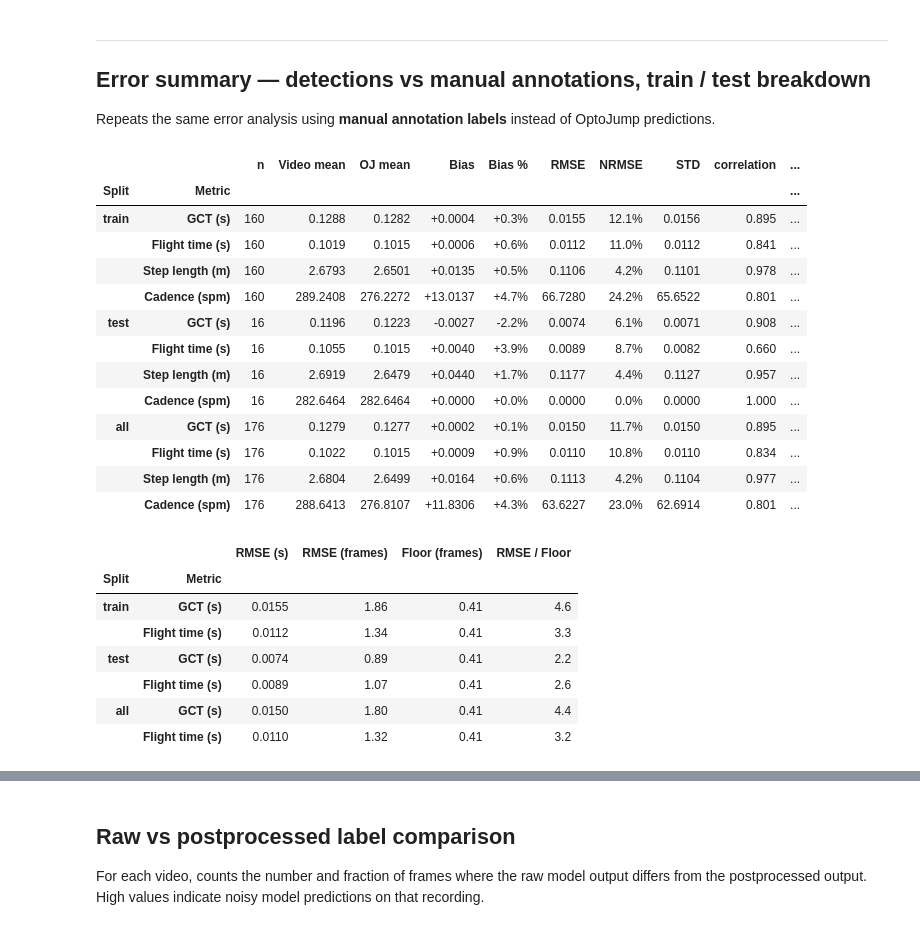
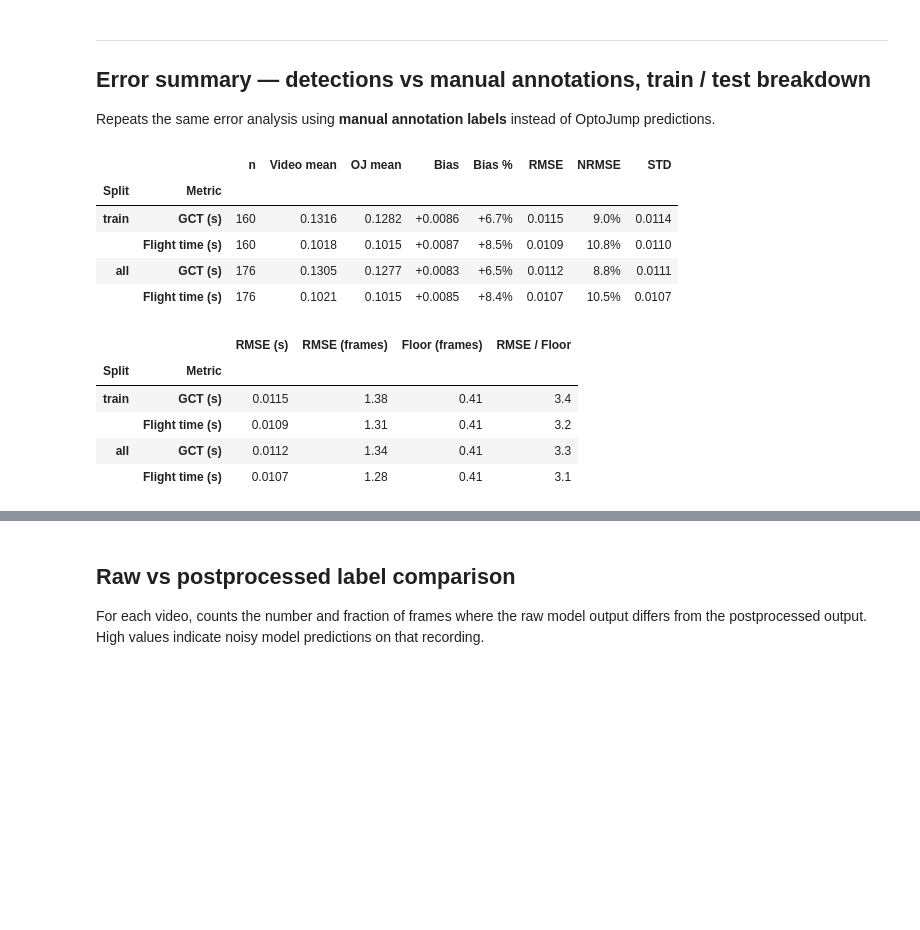
Before and after one commit to mlubneuskaya/running, a Jupyter notebook: notebooks/compare_biomechanics.ipynb, the cells around one changed output, grey strips where cells are left out. Cells and saved outputs as stored; diff of their text form; code cells hidden in the pictures; blank space fills up the shorter version.

```diff
--- a/notebooks/compare_biomechanics.ipynb
+++ b/notebooks/compare_biomechanics.ipynb
@@ -128,9 +201,13 @@ def _study_test(video_path: str) -> tuple[int, int]:
 def make_bio_df(load_labels: callable) -> tuple[pd.DataFrame, dict]:
     results = []
     all_steps = {"contact": [], "flight": [], "length": []}
+    n_skipped = 0
 
     for rec, pose_df in pairs:
         labels = load_labels(rec)
+        if labels is None:
+            n_skipped += 1
+            continue
 
         study_id, test_id = _study_test(rec.video_path)
         meta = {"athlete": rec.athlete, "study_id": study_id, "test_id": test_id}
@@ -150,11 +227,15 @@ def make_bio_df(load_labels: callable) -> tuple[pd.DataFrame, dict]:
             step_df = pd.DataFrame(source).rename(columns={col: f"{key}_s"})
             all_steps[key].append(step_df.assign(**meta))
 
-        all_steps["length"].append(sl_trimmed[["step_length_m"]].dropna().assign(**meta))
+        if "step_length_m" in sl_trimmed.columns:
+            sl_rows = sl_trimmed[["step_length_m"]].dropna()
+        else:
+            sl_rows = pd.DataFrame(columns=["step_length_m"])
+        all_steps["length"].append(sl_rows.assign(**meta))
 
         gcts = [c["duration_s"] for c in contact_segs]
         flts = [f["duration_s"] for f in flight_segs]
-        sls  = sl_trimmed["step_length_m"].dropna()
+        sls  = sl_trimmed["step_length_m"].dropna() if "step_length_m" in sl_trimmed.columns else pd.Series([], dtype=float)
 
         results.append({
             **meta,
@@ -165,11 +246,17 @@ def make_bio_df(load_labels: callable) -> tuple[pd.DataFrame, dict]:
             "cadence_spm": cad["steps_per_minute"],
             "n_steps": cad["n_steps"],
         })
+
+    if n_skipped:
+        print(f"Skipped {n_skipped} records with no manifest entry (test-set records not in LOAO manifest).")
     return pd.DataFrame(results), all_steps
 # %%
 _loaders = {
-    "tcn":         lambda rec: load_labels_tcn(rec),
+    "tcn":         load_labels_tcn,
+    "img_tcn":     load_labels_img_tcn,
+    "resnet":      load_labels_resnet,
     "xgb":         load_labels_xgb,
+    "img_xgb":     load_labels_img_xgb,
     "kinematic":   load_labels_kinematic,
     "annotations": load_labels_annotations,
 }
@@ -225,7 +312,7 @@ merged = bio_df.merge(
 # %%
 # Assign train/test split from manifest and report counts
 merged["split"] = merged["video_path"].map(
-    lambda vp: _manifest_idx[vp]["split"] if vp in _manifest_idx else "unknown"
+    lambda vp: (_manifest_idx or {}).get(vp, {}).get("split", "unknown")
 )
 n_train = (merged["split"] == "train").sum()
 n_test  = (merged["split"] == "test").sum()
@@ -484,8 +571,8 @@ def calculate_gait_metrics_summary(df, ground_truth_col_suffix, fps=None, quant_
     metrics_spec = [
         ("mean_gct_s",         "mean_gct_s",      "GCT",         "s"),
         ("mean_flight_s",      "mean_flight_s",   "Flight time", "s"),
-        ("mean_step_length_m", "mean_step_len_m", "Step length", "m"),
-        ("cadence_spm",        "cadence_spm",     "Cadence",     "spm"),
+        # ("mean_step_length_m", "mean_step_len_m", "Step length", "m"),
+        # ("cadence_spm",        "cadence_spm",     "Cadence",     "spm"),
     ]
 
     splits = [
@@ -502,7 +589,7 @@ def calculate_gait_metrics_summary(df, ground_truth_col_suffix, fps=None, quant_
         for v_col, oj_col, label, unit in metrics_spec:
             oj_col = f'{v_col}_{ground_truth_col_suffix}'
             diff = sub[v_col] - sub[oj_col]
-            bias = diff.mean()
+            bias = diff.abs().mean()
             rmse = np.sqrt((diff**2).mean())
             std  = diff.std()
             nrmse = rmse / sub[oj_col].mean() * 100
@@ -524,9 +611,9 @@ def calculate_gait_metrics_summary(df, ground_truth_col_suffix, fps=None, quant_
                 "RMSE": round(rmse, 4),
                 "NRMSE": f"{nrmse:.1f}%",
                 "STD": round(std, 4),
-                "correlation": round(correlation, 3),
-                "sys_ratio": round(sys_ratio, 2),
-                "Error type": error_type,
+                # "correlation": round(correlation, 3),
+                # "sys_ratio": round(sys_ratio, 2),
+                # "Error type": error_type,
             })
 
     summary_df = pd.DataFrame(summary_rows).set_index(["Split", "Metric"])
@@ -639,38 +860,28 @@ Repeats the same error analysis using **manual annotation labels** instead of Op
 # %%
 gt_bio_df, gt_steps = make_bio_df(load_labels_annotations)
 
 gt_video_merged = bio_df.merge(gt_bio_df, on=["athlete", "study_id", "test_id"], how="inner", suffixes=(None, "_gt"))
-gt_video_merged["split"] = gt_video_merged["video_path"].map(lambda vp: _manifest_idx.get(vp, {}).get("split", "unknown"))
+gt_video_merged["split"] = gt_video_merged["video_path"].map(lambda vp: (_manifest_idx or {}).get(vp, {}).get("split", "unknown"))
 
 gt_summary_df, gt_frames_df = calculate_gait_metrics_summary(
     gt_video_merged,
     ground_truth_col_suffix='gt',
     fps=cfg.fps,
     quant_floor=quant_floor_frames
 )
 
 display(gt_summary_df)
 display(gt_frames_df)
 # %% [output]
-|  |  | n | Video mean | OJ mean | Bias | Bias % | RMSE | NRMSE | STD | correlation | ... |
-| Split | Metric |  |  |  |  |  |  |  |  |  | ... |
-| train | GCT (s) | 160 | 0.1288 | 0.1282 | +0.0004 | +0.3% | 0.0155 | 12.1% | 0.0156 | 0.895 | ... |
-|  | Flight time (s) | 160 | 0.1019 | 0.1015 | +0.0006 | +0.6% | 0.0112 | 11.0% | 0.0112 | 0.841 | ... |
-|  | Step length (m) | 160 | 2.6793 | 2.6501 | +0.0135 | +0.5% | 0.1106 | 4.2% | 0.1101 | 0.978 | ... |
-|  | Cadence (spm) | 160 | 289.2408 | 276.2272 | +13.0137 | +4.7% | 66.7280 | 24.2% | 65.6522 | 0.801 | ... |
-| test | GCT (s) | 16 | 0.1196 | 0.1223 | -0.0027 | -2.2% | 0.0074 | 6.1% | 0.0071 | 0.908 | ... |
-|  | Flight time (s) | 16 | 0.1055 | 0.1015 | +0.0040 | +3.9% | 0.0089 | 8.7% | 0.0082 | 0.660 | ... |
-|  | Step length (m) | 16 | 2.6919 | 2.6479 | +0.0440 | +1.7% | 0.1177 | 4.4% | 0.1127 | 0.957 | ... |
-|  | Cadence (spm) | 16 | 282.6464 | 282.6464 | +0.0000 | +0.0% | 0.0000 | 0.0% | 0.0000 | 1.000 | ... |
-| all | GCT (s) | 176 | 0.1279 | 0.1277 | +0.0002 | +0.1% | 0.0150 | 11.7% | 0.0150 | 0.895 | ... |
-|  | Flight time (s) | 176 | 0.1022 | 0.1015 | +0.0009 | +0.9% | 0.0110 | 10.8% | 0.0110 | 0.834 | ... |
-|  | Step length (m) | 176 | 2.6804 | 2.6499 | +0.0164 | +0.6% | 0.1113 | 4.2% | 0.1104 | 0.977 | ... |
-|  | Cadence (spm) | 176 | 288.6413 | 276.8107 | +11.8306 | +4.3% | 63.6227 | 23.0% | 62.6914 | 0.801 | ... |
+|  |  | n | Video mean | OJ mean | Bias | Bias % | RMSE | NRMSE | STD |
+| Split | Metric |  |  |  |  |  |  |  |  |
+| train | GCT (s) | 160 | 0.1316 | 0.1282 | +0.0086 | +6.7% | 0.0115 | 9.0% | 0.0114 |
+|  | Flight time (s) | 160 | 0.1018 | 0.1015 | +0.0087 | +8.5% | 0.0109 | 10.8% | 0.0110 |
+| all | GCT (s) | 176 | 0.1305 | 0.1277 | +0.0083 | +6.5% | 0.0112 | 8.8% | 0.0111 |
+|  | Flight time (s) | 176 | 0.1021 | 0.1015 | +0.0085 | +8.4% | 0.0107 | 10.5% | 0.0107 |
 |  |  | RMSE (s) | RMSE (frames) | Floor (frames) | RMSE / Floor |
 | Split | Metric |  |  |  |  |
-| train | GCT (s) | 0.0155 | 1.86 | 0.41 | 4.6 |
-|  | Flight time (s) | 0.0112 | 1.34 | 0.41 | 3.3 |
-| test | GCT (s) | 0.0074 | 0.89 | 0.41 | 2.2 |
-|  | Flight time (s) | 0.0089 | 1.07 | 0.41 | 2.6 |
-| all | GCT (s) | 0.0150 | 1.80 | 0.41 | 4.4 |
-|  | Flight time (s) | 0.0110 | 1.32 | 0.41 | 3.2 |
+| train | GCT (s) | 0.0115 | 1.38 | 0.41 | 3.4 |
+|  | Flight time (s) | 0.0109 | 1.31 | 0.41 | 3.2 |
+| all | GCT (s) | 0.0112 | 1.34 | 0.41 | 3.3 |
+|  | Flight time (s) | 0.0107 | 1.28 | 0.41 | 3.1 |
```
Also changed, not shown: parts of 19 cells of this notebook, 8 other files.
